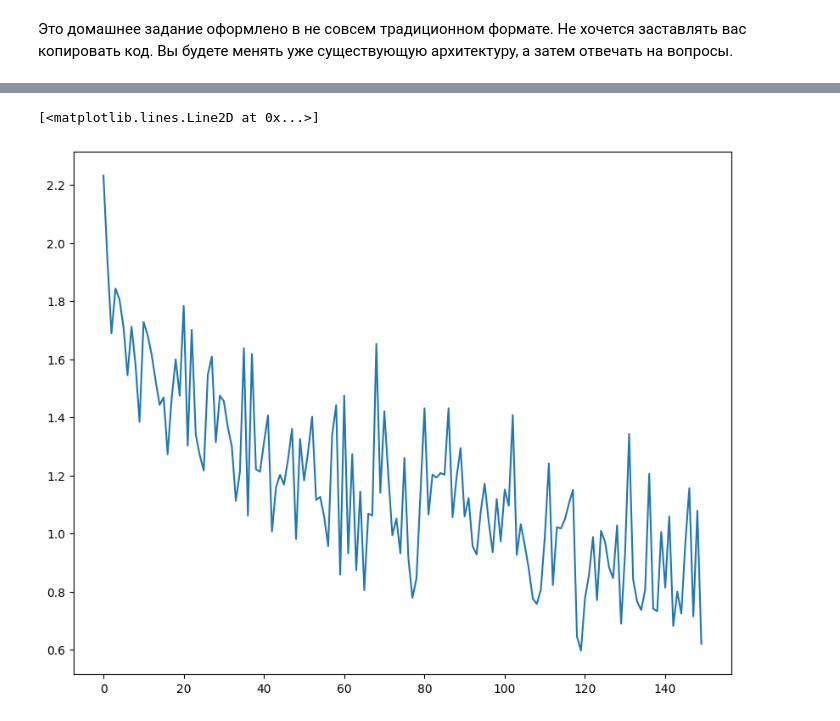
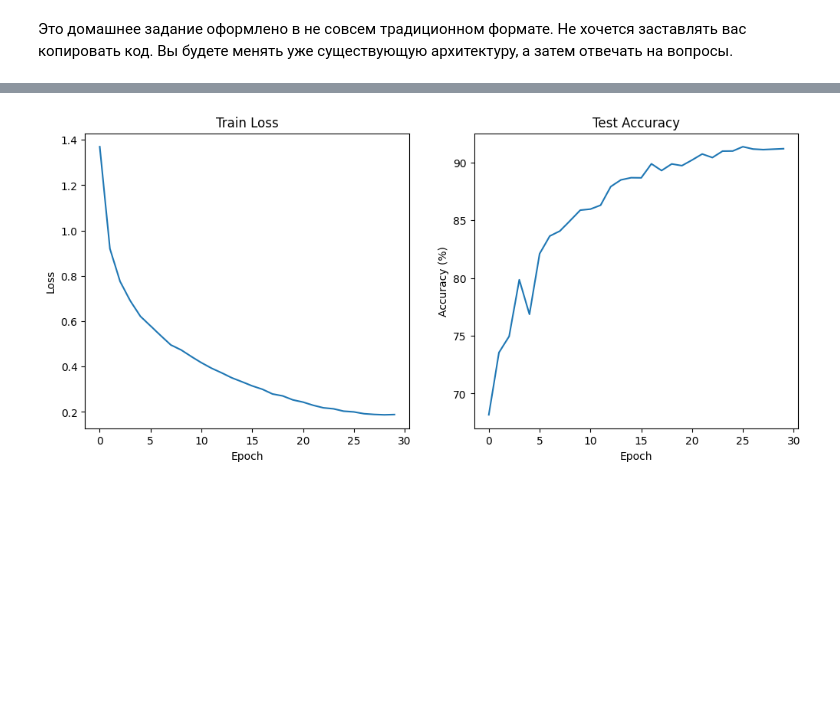
Before and after one commit to crazair/ML_Course, a Jupyter notebook: Lecture5_IntroDL_CV/PT_DL_HT.ipynb, the cells around one changed output, grey strips where cells are left out. Drawn from its saved outputs; the diff is of its cells as text; code cells hidden in the pictures; blank space fills up the shorter version.

```diff
--- a/Lecture5_IntroDL_CV/PT_DL_HT.ipynb
+++ b/Lecture5_IntroDL_CV/PT_DL_HT.ipynb
@@ -103,10 +133,17 @@ test_dataset = torchvision.datasets.CIFAR10(root='../../data',
 # %%
-# Data loader
-seed()
-train_loader = torch.utils.data.DataLoader(dataset=train_dataset,
-                                           batch_size=batch_size,
-                                           shuffle=True)
+# DataLoaders
+train_loader = torch.utils.data.DataLoader(
+    dataset=train_dataset,
+    batch_size=batch_size,
+    shuffle=True,
+    num_workers=2,
+    pin_memory=True
+)
 
-test_loader = torch.utils.data.DataLoader(dataset=test_dataset,
-                                          batch_size=batch_size,
-                                          shuffle=False)
+test_loader = torch.utils.data.DataLoader(
+    dataset=test_dataset,
+    batch_size=batch_size,
+    shuffle=False,
+    num_workers=2,
+    pin_memory=True
+)
@@ -202,9 +303,20 @@ Epoch [10/10], Step [1500/1563], Loss: 0.6205
-# %%
-from matplotlib import pyplot as plt
-
-plt.figure(figsize=(10,8))
-plt.plot(loss_log)
-# %% [output]
-[<matplotlib.lines.Line2D at 0x...>]
-[figure, removed]
+# %%
+# Plots
+plt.figure(figsize=(12, 5))
+
+plt.subplot(1, 2, 1)
+plt.plot(train_loss_log)
+plt.title('Train Loss')
+plt.xlabel('Epoch')
+plt.ylabel('Loss')
+
+plt.subplot(1, 2, 2)
+plt.plot(test_acc_log)
+plt.title('Test Accuracy')
+plt.xlabel('Epoch')
+plt.ylabel('Accuracy (%)')
+
+plt.show()
+# %% [output]
+[figure, added]
 # %%
```
Also changed, not shown: parts of 11 cells of this notebook.
